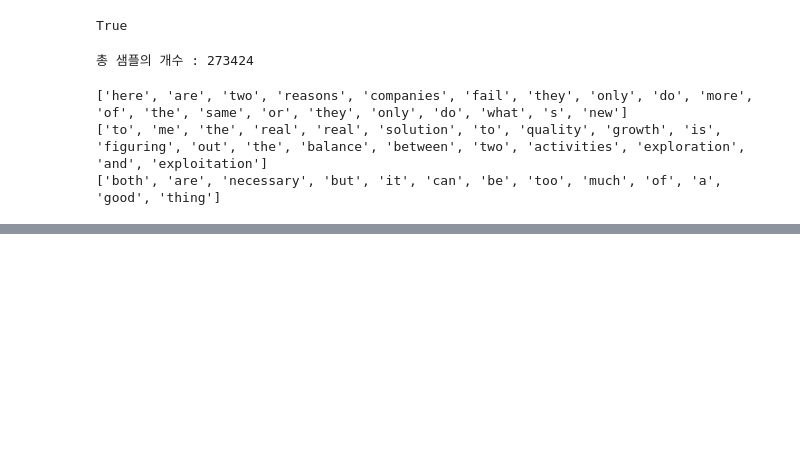
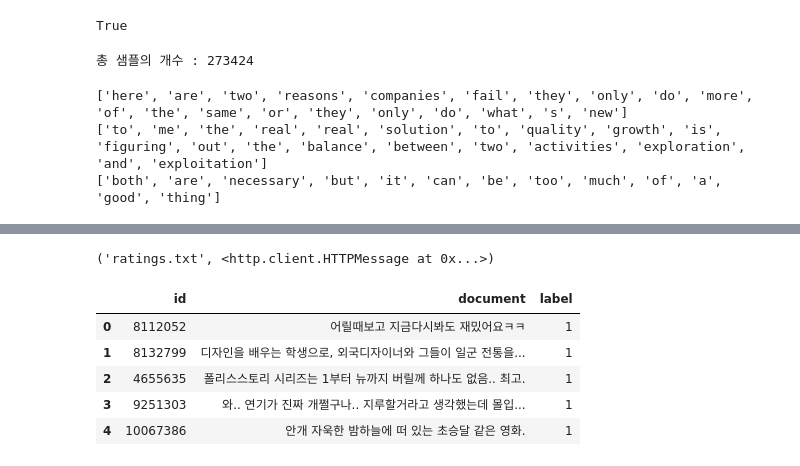
Before and after one commit to UiinKim/NLP_First, a Jupyter notebook: 워드_임베딩.ipynb, the cells around one changed output, grey strips where cells are left out. Drawn from its saved outputs; the diff is of its cells as text; code cells hidden in the pictures; blank space fills up the shorter version.

```diff
--- a/워드_임베딩.ipynb
+++ b/워드_임베딩.ipynb
@@ -78,0 +91,10 @@ print(model_result)
+# %%
+import pandas as pd
+import matplotlib.pyplot as plt
+import urllib.request
+from gensim.models.word2vec import Word2Vec
+from konlpy.tag import Okt
+
+urllib.request.urlretrieve("https://raw.githubusercontent.com/e9t/nsmc/master/ratings.txt", filename="ratings.txt")
+# %% [output]
+('ratings.txt', <http.client.HTTPMessage at 0x...>)
@@ -78,0 +103,9 @@ print(model_result)
+# %%
+train_data[:5]
+# %% [output]
+|  | id | document | label |
+| 0 | 8112052 | 어릴때보고 지금다시봐도 재밌어요ㅋㅋ | 1 |
+| 1 | 8132799 | 디자인을 배우는 학생으로, 외국디자이너와 그들이 일군 전통을... | 1 |
+| 2 | 4655635 | 폴리스스토리 시리즈는 1부터 뉴까지 버릴께 하나도 없음.. 최고. | 1 |
+| 3 | 9251303 | 와.. 연기가 진짜 개쩔구나.. 지루할거라고 생각했는데 몰입... | 1 |
+| 4 | 10067386 | 안개 자욱한 밤하늘에 떠 있는 초승달 같은 영화. | 1 |
```
Also changed, not shown: parts of 17 cells of this notebook.
